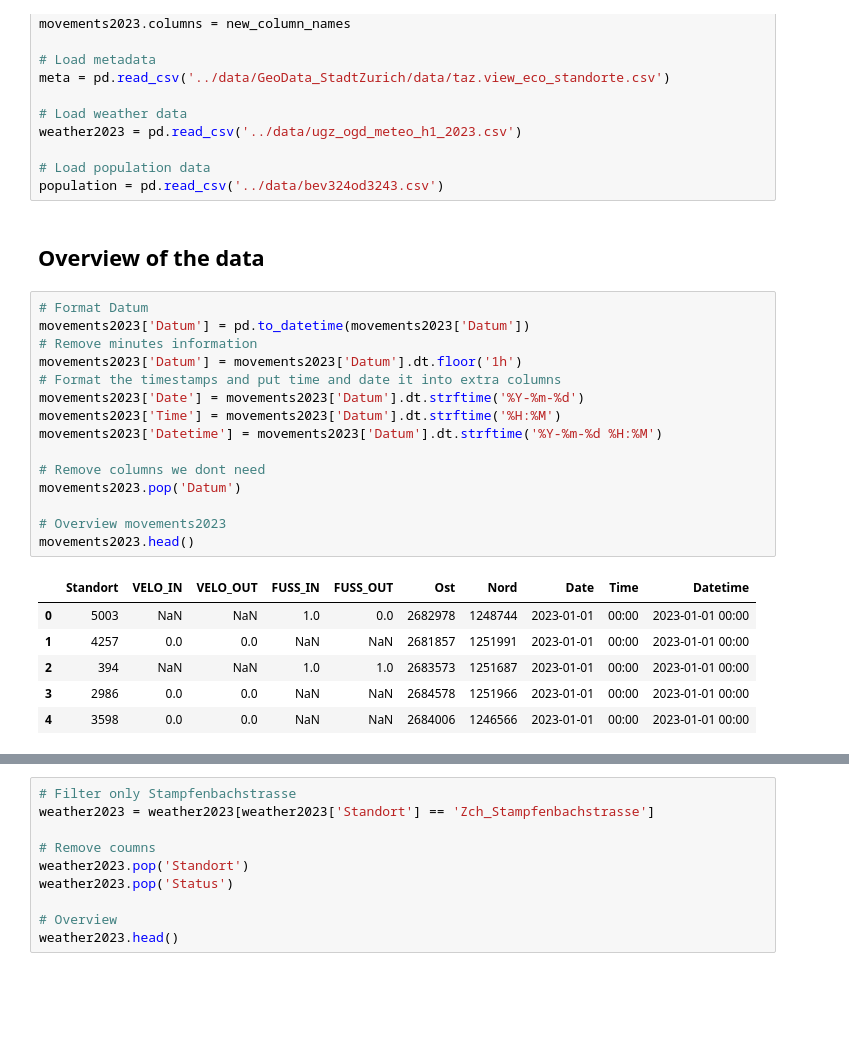
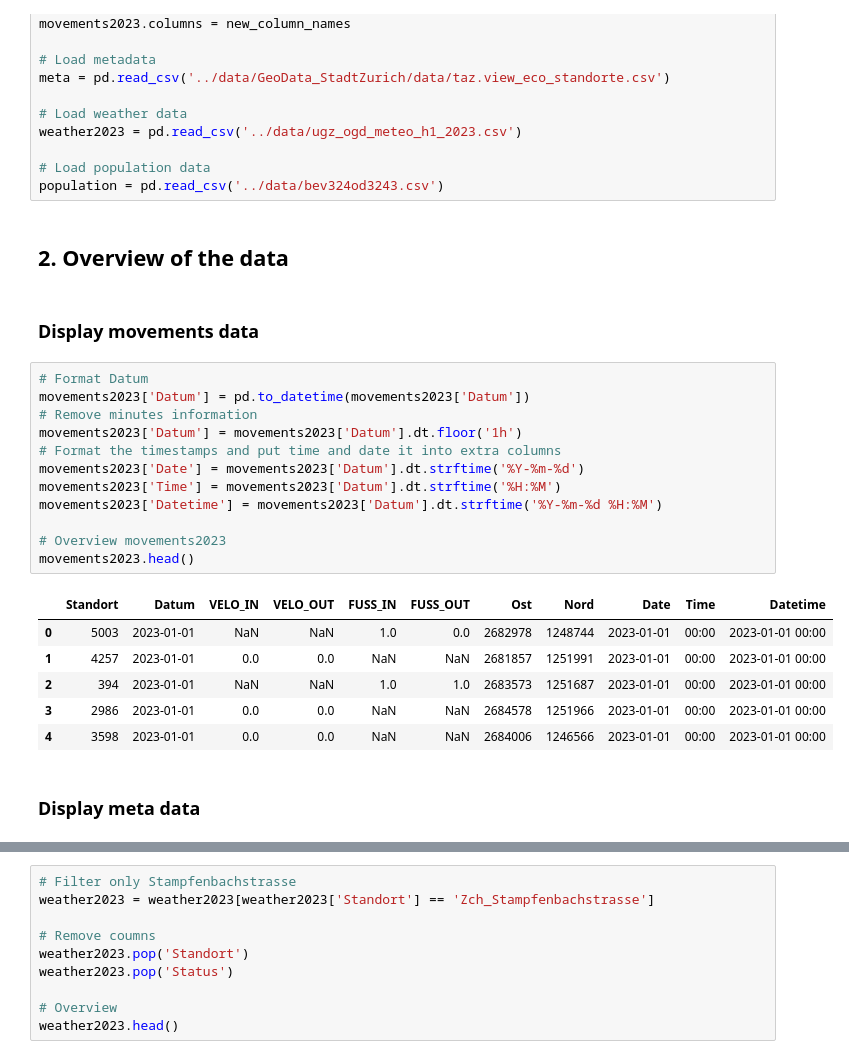
Before and after one commit to Phipsi/esc403, a Jupyter notebook: src/data_preparation.ipynb, the cells around one changed output, grey strips where cells are left out. Cells and saved outputs as stored; diff of their text form; blank space fills up the shorter version.

Commit message:
first draft of hourly aggregated data prep

```diff
--- a/src/data_preparation.ipynb
+++ b/src/data_preparation.ipynb
@@ -21,27 +32,28 @@ weather2023 = pd.read_csv('../data/ugz_ogd_meteo_h1_2023.csv')
 # Load population data
 population = pd.read_csv('../data/bev324od3243.csv')
 # %% [markdown]
-## Overview of the data
+## 2. Overview of the data
+# %% [markdown]
+### Display movements data
 # %%
 # Format Datum
 movements2023['Datum'] = pd.to_datetime(movements2023['Datum'])
 # Remove minutes information
 movements2023['Datum'] = movements2023['Datum'].dt.floor('1h')
 # Format the timestamps and put time and date it into extra columns
 movements2023['Date'] = movements2023['Datum'].dt.strftime('%Y-%m-%d')
 movements2023['Time'] = movements2023['Datum'].dt.strftime('%H:%M')
 movements2023['Datetime'] = movements2023['Datum'].dt.strftime('%Y-%m-%d %H:%M')
 
-# Remove columns we dont need
-movements2023.pop('Datum')
-
 # Overview movements2023
 movements2023.head()
 # %% [output]
-|  | Standort | VELO_IN | VELO_OUT | FUSS_IN | FUSS_OUT | Ost | Nord | Date | Time | Datetime |
-| 0 | 5003 | NaN | NaN | 1.0 | 0.0 | 2682978 | 1248744 | 2023-01-01 | 00:00 | 2023-01-01 00:00 |
-| 1 | 4257 | 0.0 | 0.0 | NaN | NaN | 2681857 | 1251991 | 2023-01-01 | 00:00 | 2023-01-01 00:00 |
-| 2 | 394 | NaN | NaN | 1.0 | 1.0 | 2683573 | 1251687 | 2023-01-01 | 00:00 | 2023-01-01 00:00 |
-| 3 | 2986 | 0.0 | 0.0 | NaN | NaN | 2684578 | 1251966 | 2023-01-01 | 00:00 | 2023-01-01 00:00 |
-| 4 | 3598 | 0.0 | 0.0 | NaN | NaN | 2684006 | 1246566 | 2023-01-01 | 00:00 | 2023-01-01 00:00 |
+|  | Standort | Datum | VELO_IN | VELO_OUT | FUSS_IN | FUSS_OUT | Ost | Nord | Date | Time | Datetime |
+| 0 | 5003 | 2023-01-01 | NaN | NaN | 1.0 | 0.0 | 2682978 | 1248744 | 2023-01-01 | 00:00 | 2023-01-01 00:00 |
+| 1 | 4257 | 2023-01-01 | 0.0 | 0.0 | NaN | NaN | 2681857 | 1251991 | 2023-01-01 | 00:00 | 2023-01-01 00:00 |
+| 2 | 394 | 2023-01-01 | NaN | NaN | 1.0 | 1.0 | 2683573 | 1251687 | 2023-01-01 | 00:00 | 2023-01-01 00:00 |
+| 3 | 2986 | 2023-01-01 | 0.0 | 0.0 | NaN | NaN | 2684578 | 1251966 | 2023-01-01 | 00:00 | 2023-01-01 00:00 |
+| 4 | 3598 | 2023-01-01 | 0.0 | 0.0 | NaN | NaN | 2684006 | 1246566 | 2023-01-01 | 00:00 | 2023-01-01 00:00 |
+# %% [markdown]
+### Display meta data
 # %%
```
Also changed, not shown: parts of 13 cells of this notebook, 1 other file.
